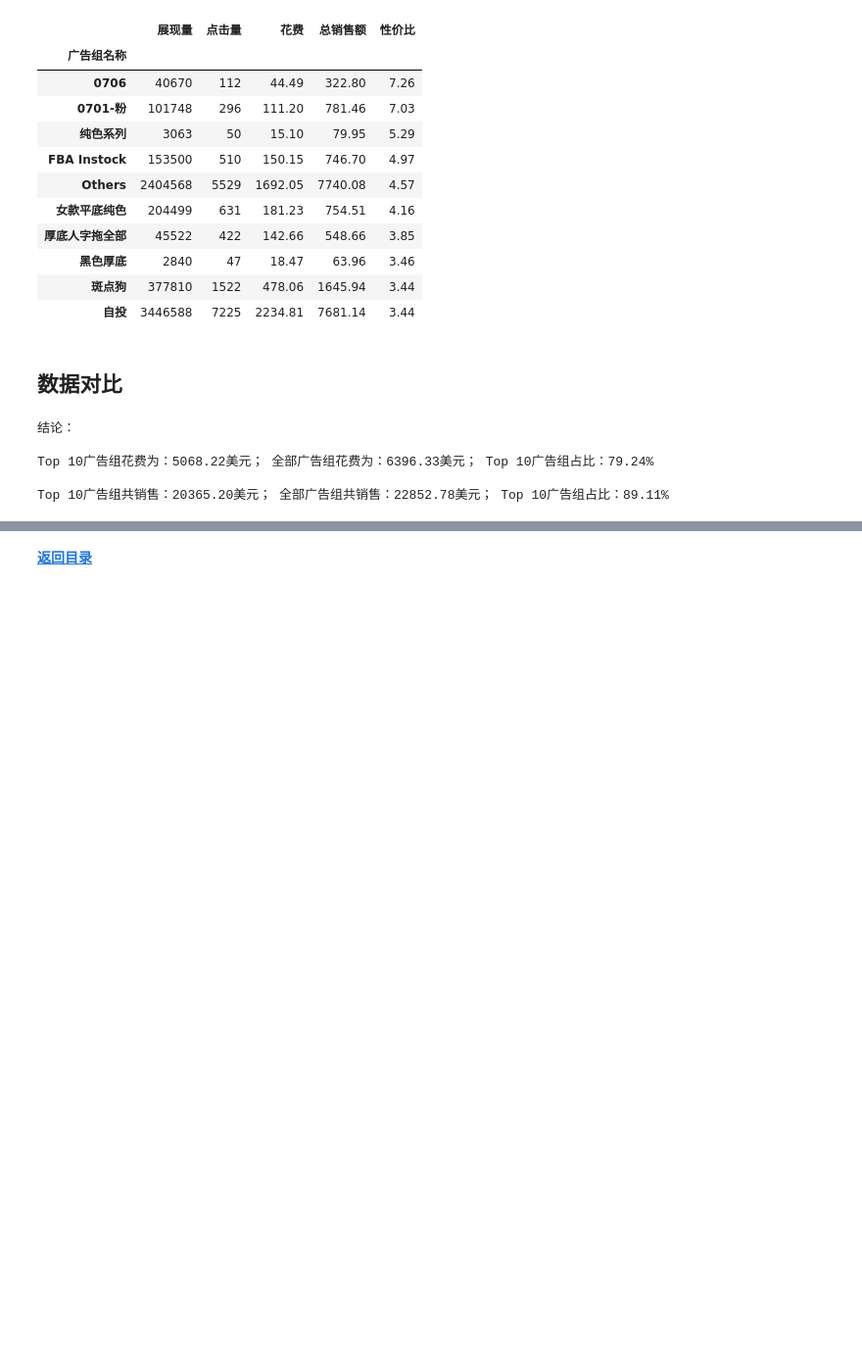
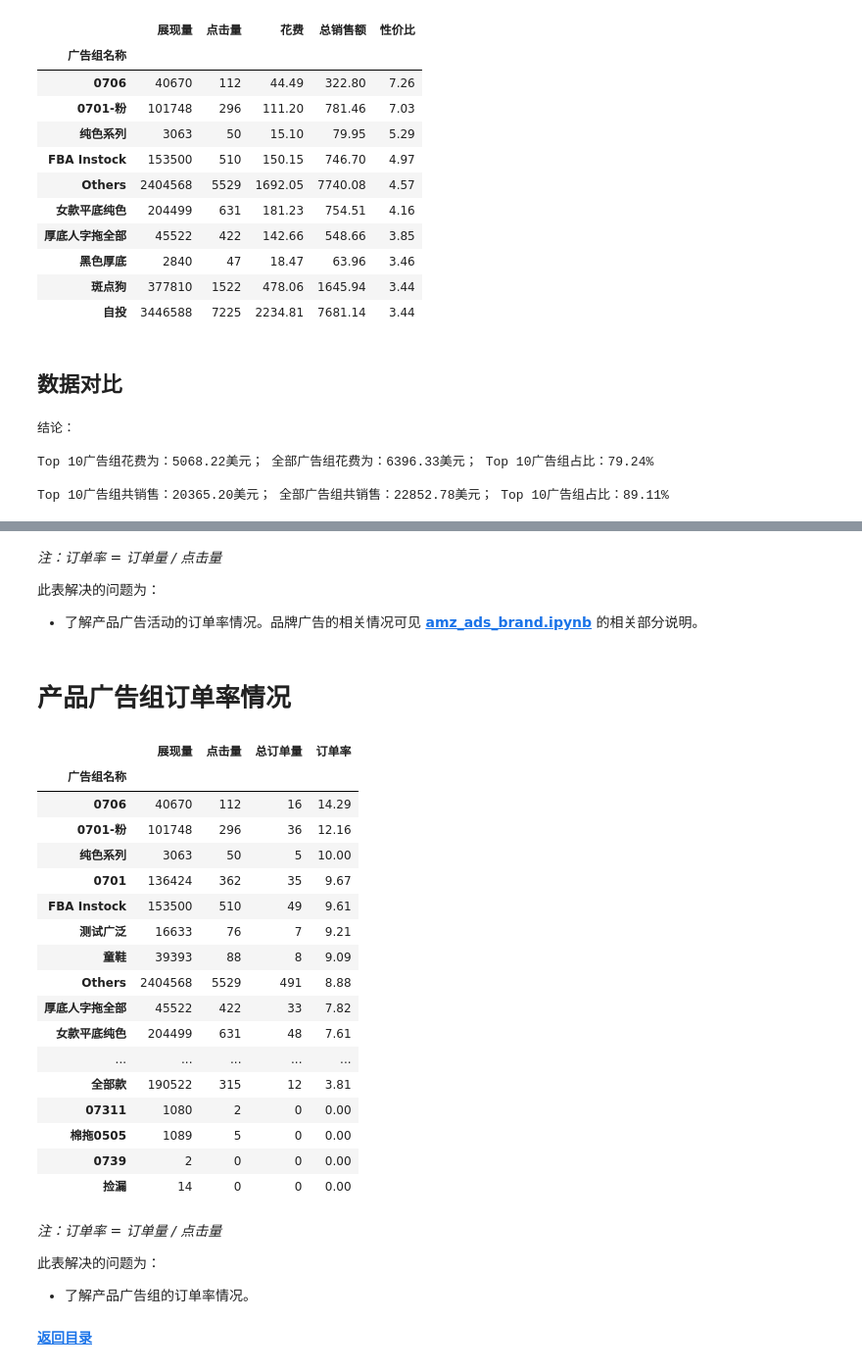
Before and after one commit to dyslab/jnb-sample, a Jupyter notebook: sales_report/amz_ads_target.ipynb, the cells around one changed output, grey strips where cells are left out. Shown at 98% size. Cells and saved outputs as stored; diff of their text form; code cells hidden in the pictures; blank space fills up the shorter version.

```diff
--- a/sales_report/amz_ads_target.ipynb
+++ b/sales_report/amz_ads_target.ipynb
@@ -128,2 +155,41 @@ Top 10广告组共销售：20365.20美元； 全部广告组共销售：22852.78
+# %% [markdown]
+*注：订单率 = 订单量 / 点击量*
+
+此表解决的问题为：
+
+- 了解产品广告活动的订单率情况。品牌广告的相关情况可见 **[amz_ads_brand.ipynb](amz_ads_brand.ipynb)** 的相关部分说明。
+# %% [markdown]
+# 产品广告组订单率情况
+# %%
+target_df = workdf.groupby(['广告组名称']).sum().head(20)
+target_df['总订单量'] = target_df['7天总订单数(#)']
+target_df['订单率'] = round(target_df['总订单量'] / target_df['点击量'] * 100, 2)
+
+target_df[['展现量', '点击量', '总订单量', '订单率']].sort_values(by=['订单率'], ascending=False).fillna(0)
+# %% [output]
+|  | 展现量 | 点击量 | 总订单量 | 订单率 |
+| 广告组名称 |  |  |  |  |
+| 0706 | 40670 | 112 | 16 | 14.29 |
+| 0701-粉 | 101748 | 296 | 36 | 12.16 |
+| 纯色系列 | 3063 | 50 | 5 | 10.00 |
+| 0701 | 136424 | 362 | 35 | 9.67 |
+| FBA Instock | 153500 | 510 | 49 | 9.61 |
+| 测试广泛 | 16633 | 76 | 7 | 9.21 |
+| 童鞋 | 39393 | 88 | 8 | 9.09 |
+| Others | 2404568 | 5529 | 491 | 8.88 |
+| 厚底人字拖全部 | 45522 | 422 | 33 | 7.82 |
+| 女款平底纯色 | 204499 | 631 | 48 | 7.61 |
+| ... | ... | ... | ... | ... |
+| 全部款 | 190522 | 315 | 12 | 3.81 |
+| 07311 | 1080 | 2 | 0 | 0.00 |
+| 棉拖0505 | 1089 | 5 | 0 | 0.00 |
+| 0739 | 2 | 0 | 0 | 0.00 |
+| 捡漏 | 14 | 0 | 0 | 0.00 |
+# %% [markdown]
+*注：订单率 = 订单量 / 点击量*
+
+此表解决的问题为：
+
+- 了解产品广告组的订单率情况。
 # %% [markdown]
 **[返回目录](amz_ads_links.ipynb)**
```
Also changed, not shown: parts of 5 cells of this notebook, 1 other file.
